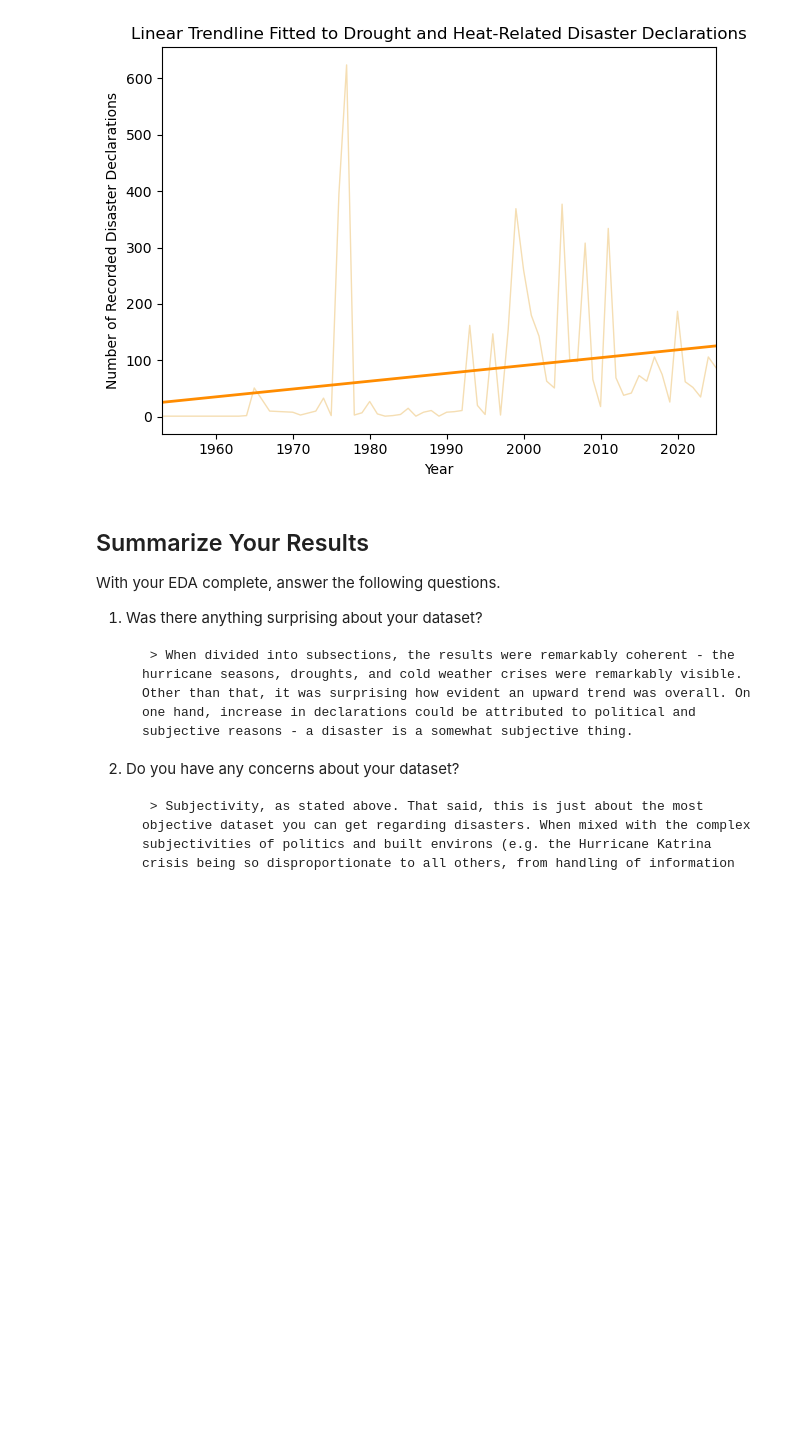
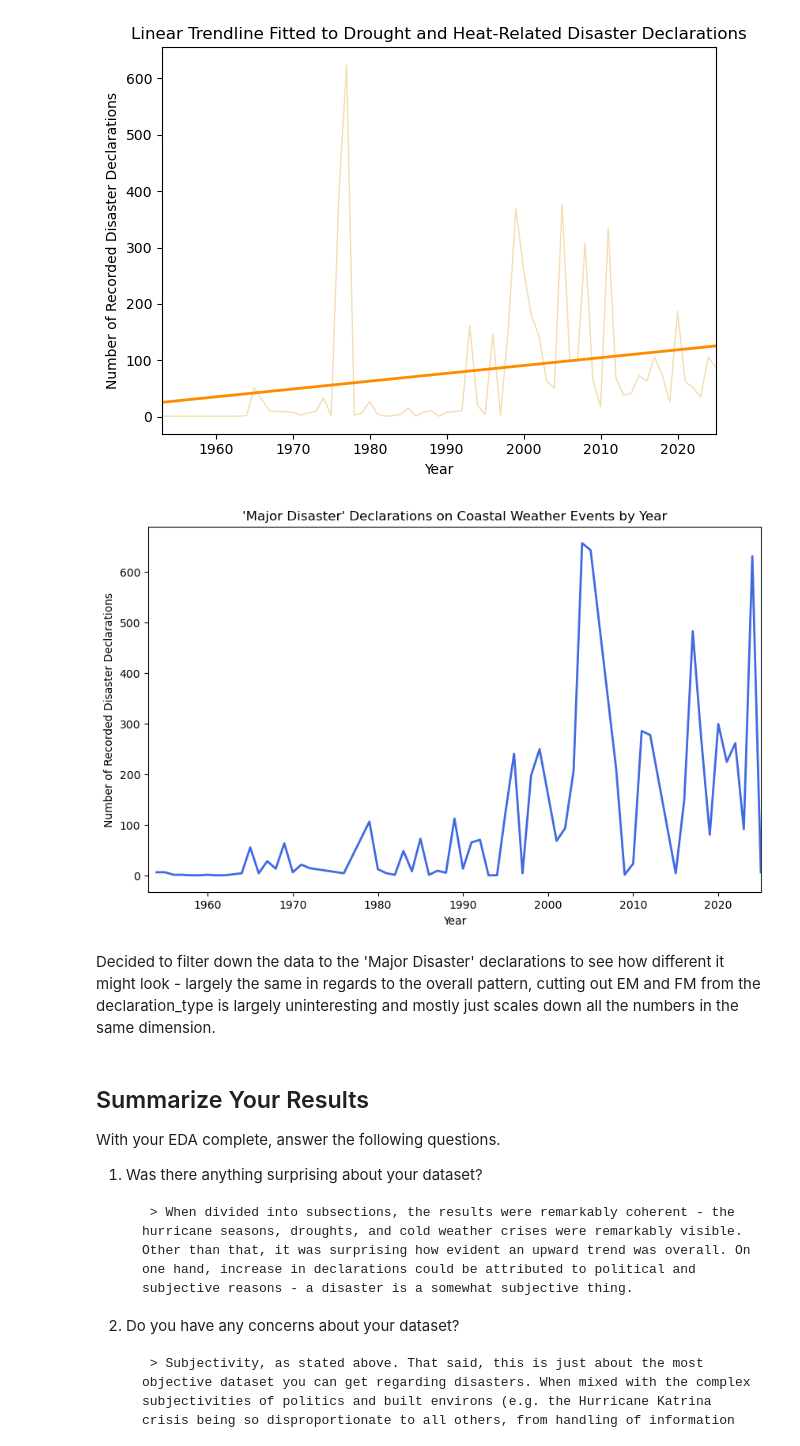
Before and after one commit to fposegarappleye/data-analysis-projects, a Jupyter notebook: Final Project/eda-checkpoint-starter-main/checkpoint-two.ipynb, the cells around one changed output. Saved outputs shown, nothing was run; the diff lists cells and outputs as text; code cells hidden in the pictures; blank space fills up the shorter version.

```diff
--- a/Final Project/eda-checkpoint-starter-main/checkpoint-two.ipynb
+++ b/Final Project/eda-checkpoint-starter-main/checkpoint-two.ipynb
@@ -422,6 +422,20 @@ plt.tight_layout()
 plt.show()
 # %% [output]
 [figure]
+# %%
+coastal_dr_by_yr = events_per_year(coastal_cli[coastal_cli['declaration_type']=='DR'])
+fig = plt.figure(figsize = (10,6))
+plt.plot(coastal_dr_by_yr['year'], coastal_dr_by_yr['count'], color = 'royalblue', linewidth = 2)
+plt.xlim(1953, 2025)
+plt.xlabel('Year')
+plt.ylabel('Number of Recorded Disaster Declarations')
+plt.title("'Major Disaster' Declarations on Coastal Weather Events by Year")
+plt.xticks(minor=True)
+plt.show()
+# %% [output]
+[figure, added]
+# %% [markdown]
+Decided to filter down the data to the 'Major Disaster' declarations to see how different it might look - largely the same in regards to the overall pattern, cutting out EM and FM from the declaration_type is largely uninteresting and mostly just scales down all the numbers in the same dimension.
 # %% [markdown]
 ## Summarize Your Results
 
```
Also changed, not shown: parts of 1 cell of this notebook, 1 other file.
